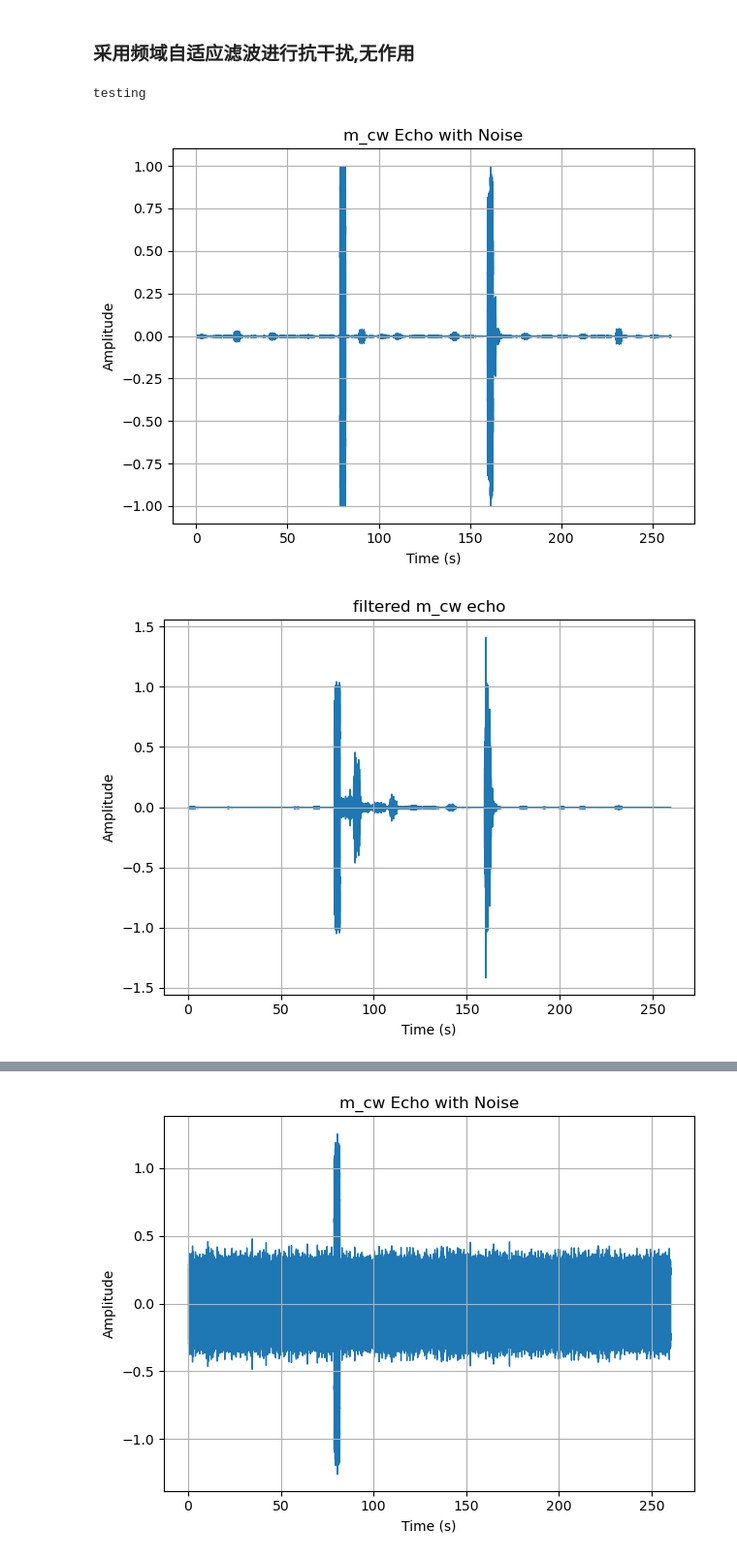
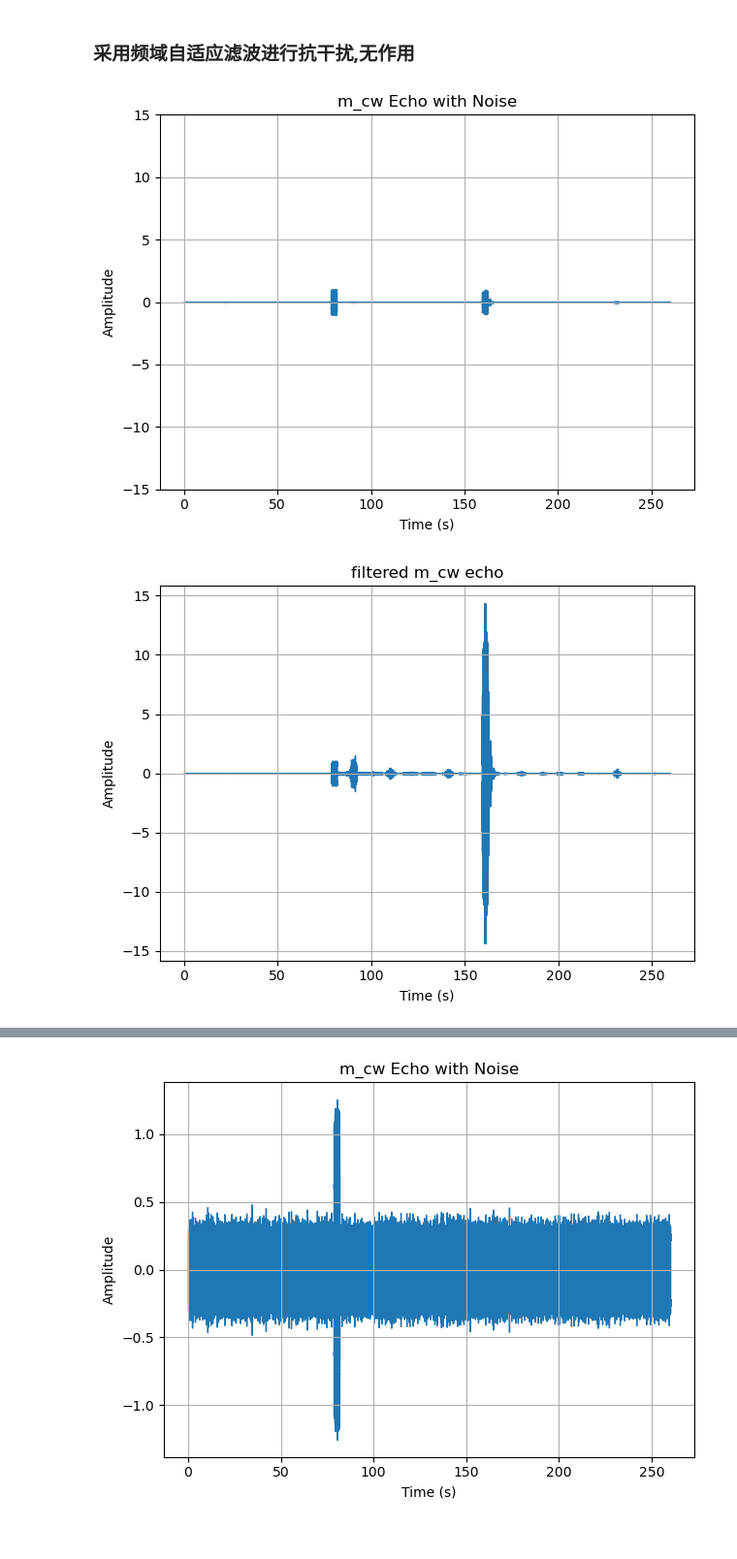
Before and after one commit to Vanillaholic/deep-learning, a Jupyter notebook: Orthogonal-Waveform-Design-and-Detection/sig_process.ipynb, the cells around one changed output, grey strips where cells are left out. Shown: that part at 97% size. Saved outputs shown, nothing was run; the diff lists cells and outputs as text; code cells hidden in the pictures.

```diff
--- a/Orthogonal-Waveform-Design-and-Detection/sig_process.ipynb
+++ b/Orthogonal-Waveform-Design-and-Detection/sig_process.ipynb
@@ -90,28 +90,44 @@ def awgn(x, snr, out='signal', method='vectorized', axis=0):
 # %%
 """ frequency domain adaptive filter """
 from fdaf import fdaf
+from pfdaf import pfdaf
 
-# 设置 block 长度和移位步长
-M = 2048    # block size
+#设定帧长和帧移
+frame_length ,hop_length =2048, 512
+
 # x为干扰信号
 x = convg_2nd_echo
 d = convg_1st_echo + convg_2nd_echo
-e = fdaf(x, d, M, mu=0.2, beta=0.9)
+'''频域滤波'''
+e = fdaf(x, d, M=frame_length,hop=hop_length, mu=0.2, beta=0.9)
+'''partial filtered'''
+e2 = pfdaf(x, d, N=4, filter_length=frame_length, hop=hop_length, mu=0.2, partial_constrain=True)
+
 lb.display.waveshow(d, sr=sr,axis='s')
 plt.title(category+' Echo with Noise')
 plt.xlabel('Time (s)')
 plt.ylabel('Amplitude')
+plt.ylim(-15,15)
 plt.tight_layout()
 plt.grid(True)
 plt.show()
+
 lb.display.waveshow(e, sr=sr,axis='s')
 plt.title('filtered '+category+' echo')
 plt.xlabel('Time (s)')
 plt.ylabel('Amplitude')
 plt.tight_layout()
 plt.grid(True)
 plt.show()
+
+
+lb.display.waveshow(e2, sr=sr,axis='s')
+plt.title('partial filtered '+category+' echo')
+plt.xlabel('Time (s)')
+plt.ylabel('Amplitude')
+plt.tight_layout()
+plt.grid(True)
+plt.show()
 # %% [output]
-testing
-[figure, old version]
+[figure, new version]
-[figure, old version]
+[figure, new version]
```
Also changed, not shown: parts of 1 cell of this notebook, 3 other files.
